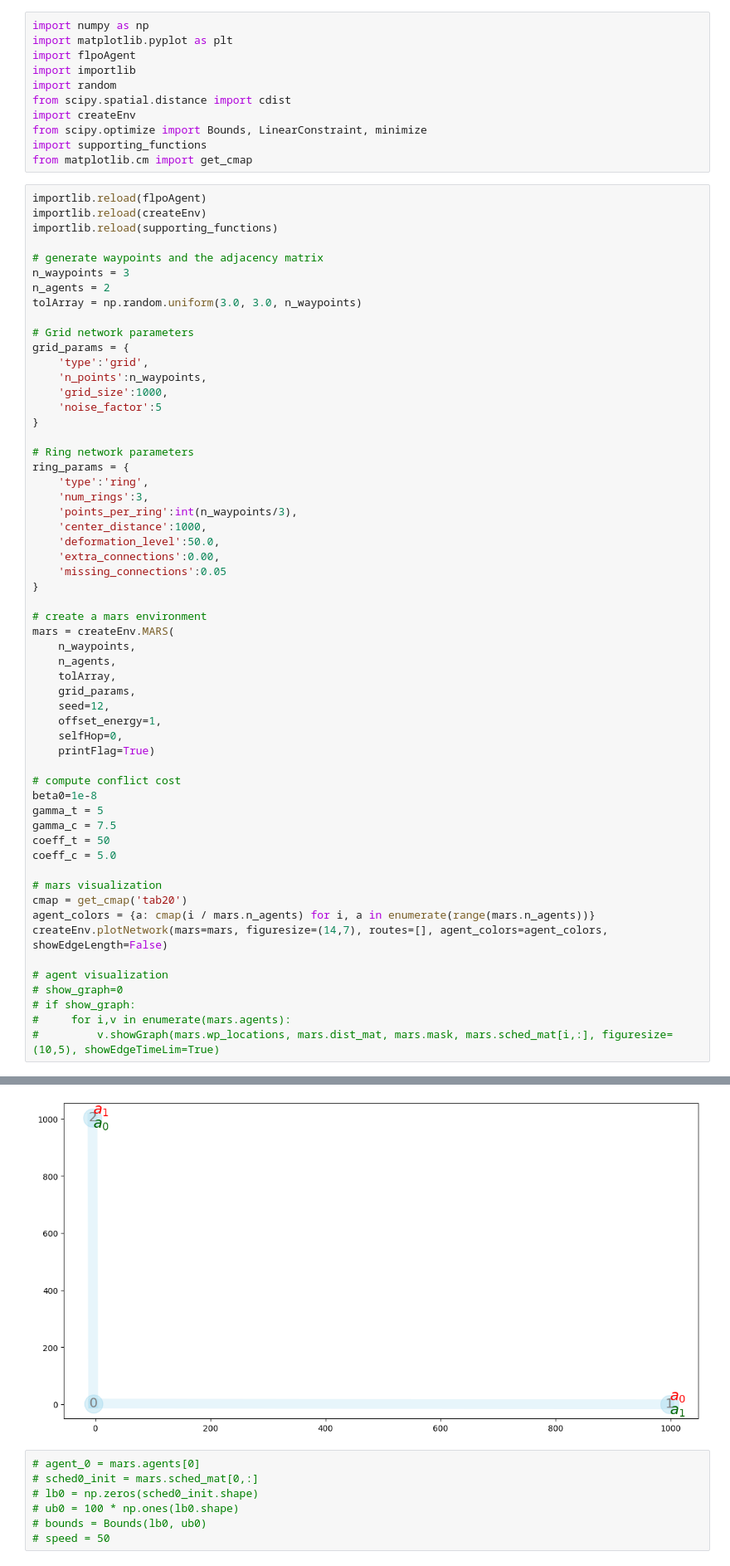
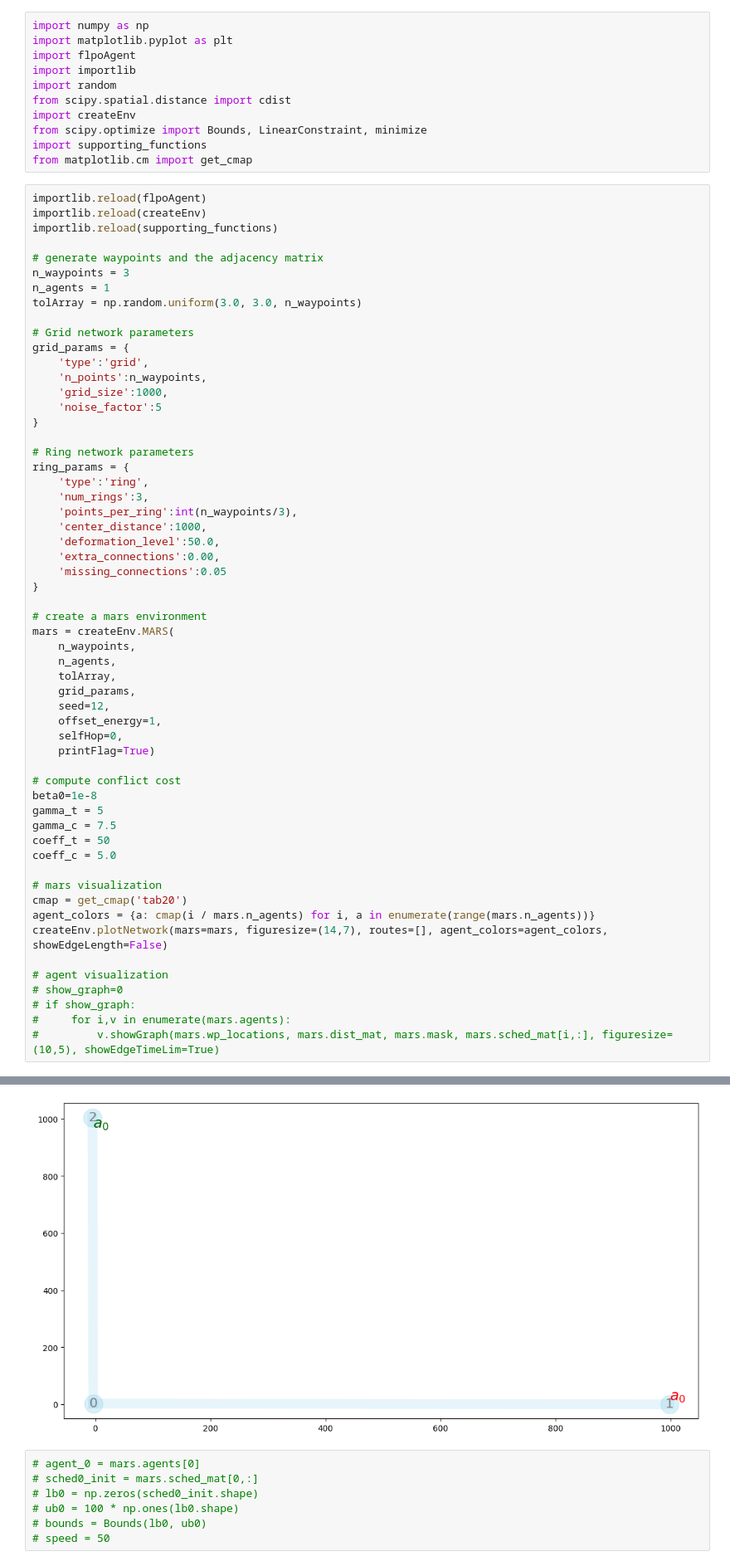
Before and after one commit to dt-1729/ULI_NASA, a Jupyter notebook: UTM_scheduling_and_routing/test_CLF_CBF.ipynb, the cells around one changed output, grey strips where cells are left out. Shown: that part at 83% size. Cells and saved outputs as stored; diff of their text form.

```diff
--- a/UTM_scheduling_and_routing/test_CLF_CBF.ipynb
+++ b/UTM_scheduling_and_routing/test_CLF_CBF.ipynb
@@ -16,7 +16,7 @@ importlib.reload(supporting_functions)
 
 # generate waypoints and the adjacency matrix
 n_waypoints = 3
-n_agents = 2
+n_agents = 1
 tolArray = np.random.uniform(3.0, 3.0, n_waypoints)
 
 # Grid network parameters
@@ -87,4 +87,4 @@ speed_vec:
-[figure, old version]
+[figure, new version]
 # %%
 # agent_0 = mars.agents[0]
 # sched0_init = mars.sched_mat[0,:]
```
Also changed, not shown: parts of 20 cells of this notebook, 1 other file.
